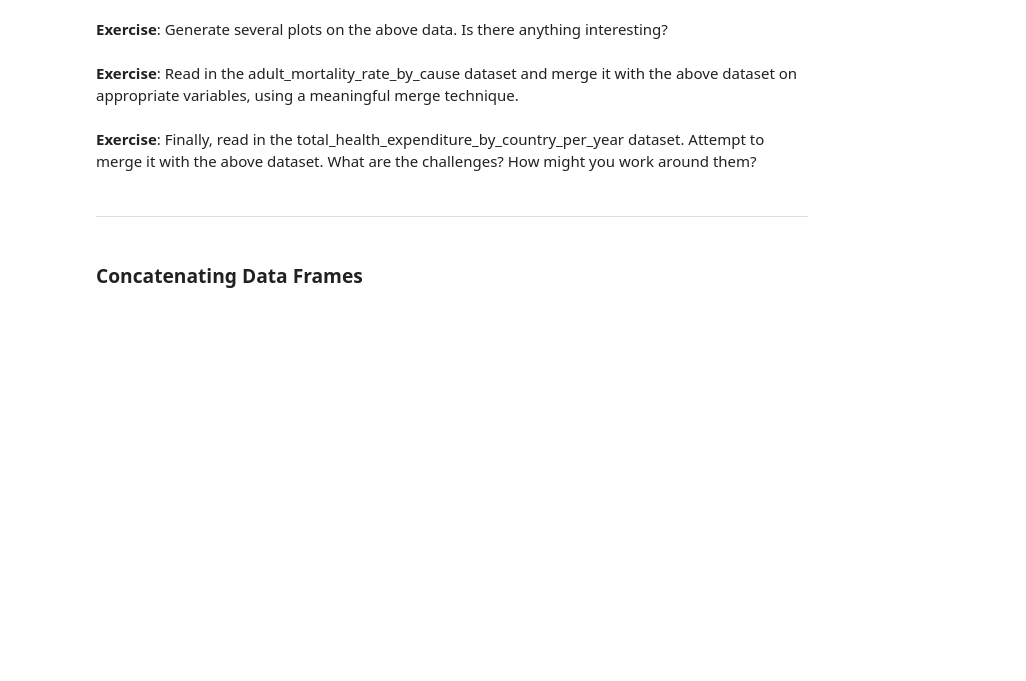
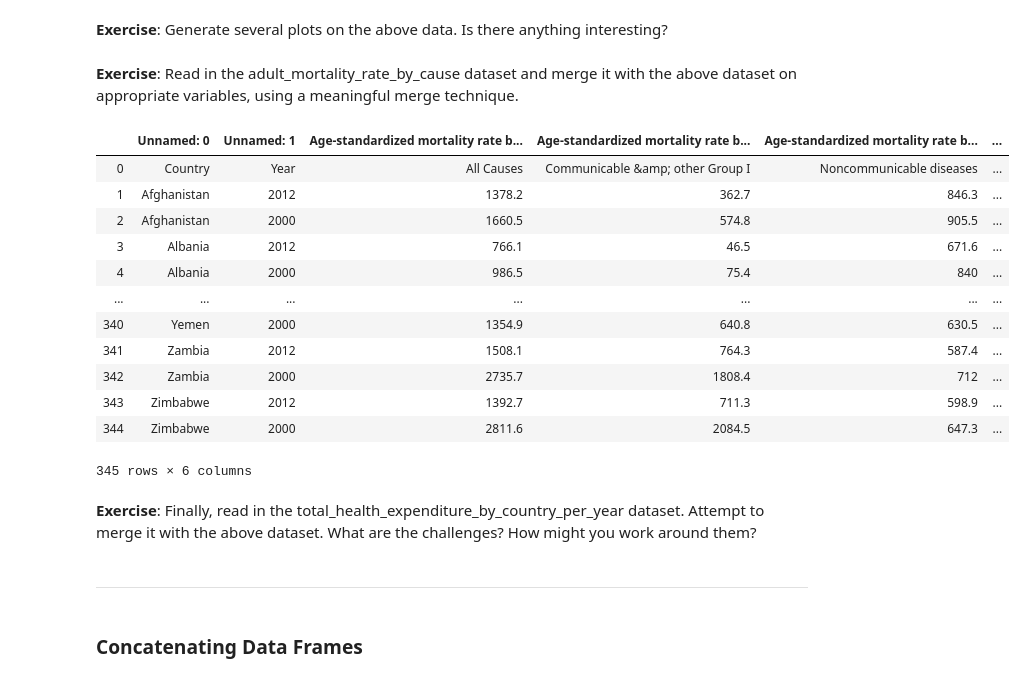
Before and after one commit to TOMMYWHY/158_755DataScience, a Jupyter notebook: 158755/Notebooks/Lecture 3B - Dataset Integration.ipynb, the cells around one changed output. Cells and saved outputs as stored; diff of their text form; code cells hidden in the pictures; blank space fills up the shorter version.

```diff
--- a/158755/Notebooks/Lecture 3B - Dataset Integration.ipynb
+++ b/158755/Notebooks/Lecture 3B - Dataset Integration.ipynb
@@ -666,3 +696,18 @@ cm = pd.read_csv('../datasets/child_mortality_rates.csv')
 **Exercise**: Read in the adult_mortality_rate_by_cause dataset and merge it with the above dataset on appropriate variables, using a meaningful merge technique.
 # %%
 amc = pd.read_csv('../datasets/adult_mortality_rate_by_cause.csv')
+amc
+# %% [output]
+|  | Unnamed: 0 | Unnamed: 1 | Age-standardized mortality rate b... | Age-standardized mortality rate b... | Age-standardized mortality rate b... | ... |
+| 0 | Country | Year | All Causes | Communicable &amp; other Group I | Noncommunicable diseases | ... |
+| 1 | Afghanistan | 2012 | 1378.2 | 362.7 | 846.3 | ... |
+| 2 | Afghanistan | 2000 | 1660.5 | 574.8 | 905.5 | ... |
+| 3 | Albania | 2012 | 766.1 | 46.5 | 671.6 | ... |
+| 4 | Albania | 2000 | 986.5 | 75.4 | 840 | ... |
+| ... | ... | ... | ... | ... | ... | ... |
+| 340 | Yemen | 2000 | 1354.9 | 640.8 | 630.5 | ... |
+| 341 | Zambia | 2012 | 1508.1 | 764.3 | 587.4 | ... |
+| 342 | Zambia | 2000 | 2735.7 | 1808.4 | 712 | ... |
+| 343 | Zimbabwe | 2012 | 1392.7 | 711.3 | 598.9 | ... |
+| 344 | Zimbabwe | 2000 | 2811.6 | 2084.5 | 647.3 | ... |
+345 rows × 6 columns
```
Also changed, not shown: parts of 16 cells of this notebook, 1 other file.
